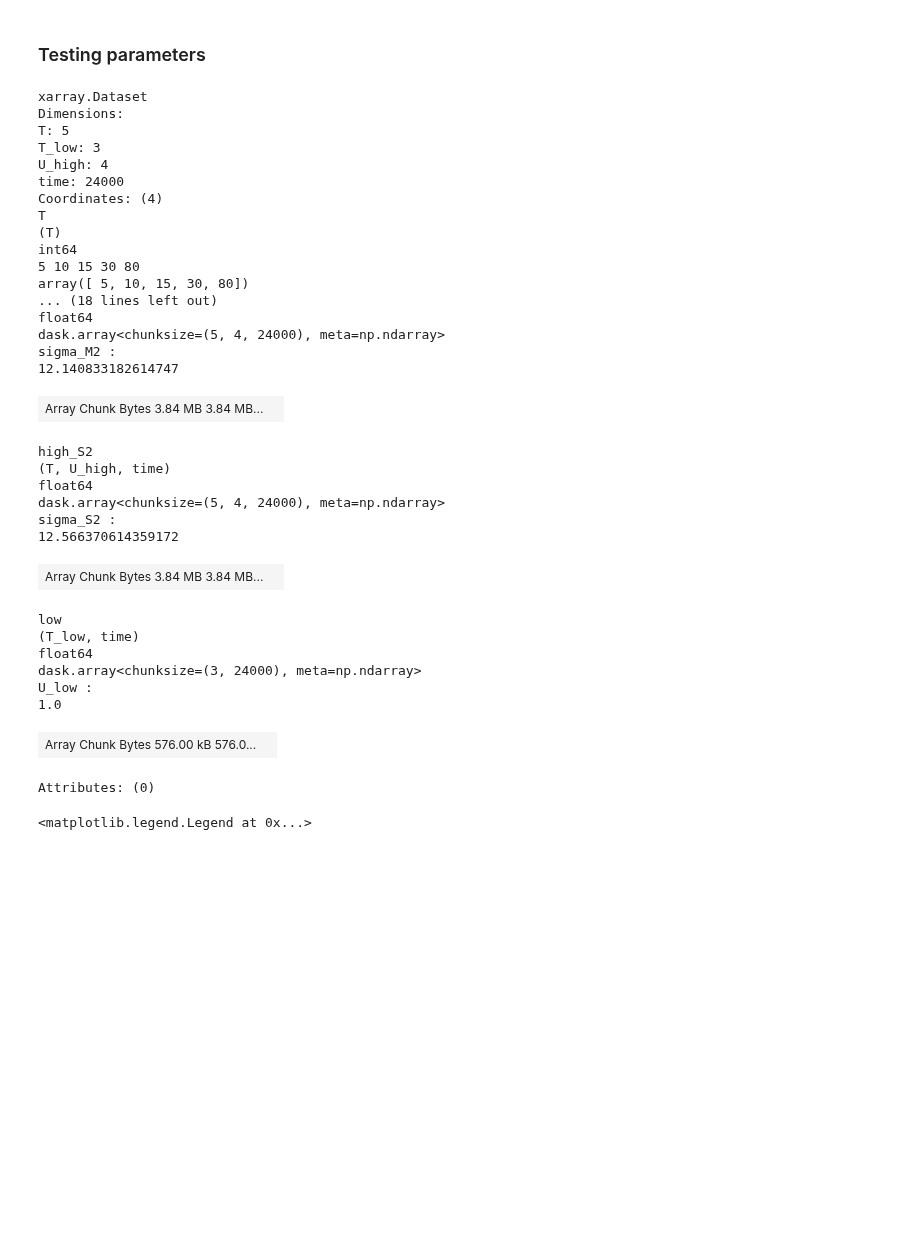
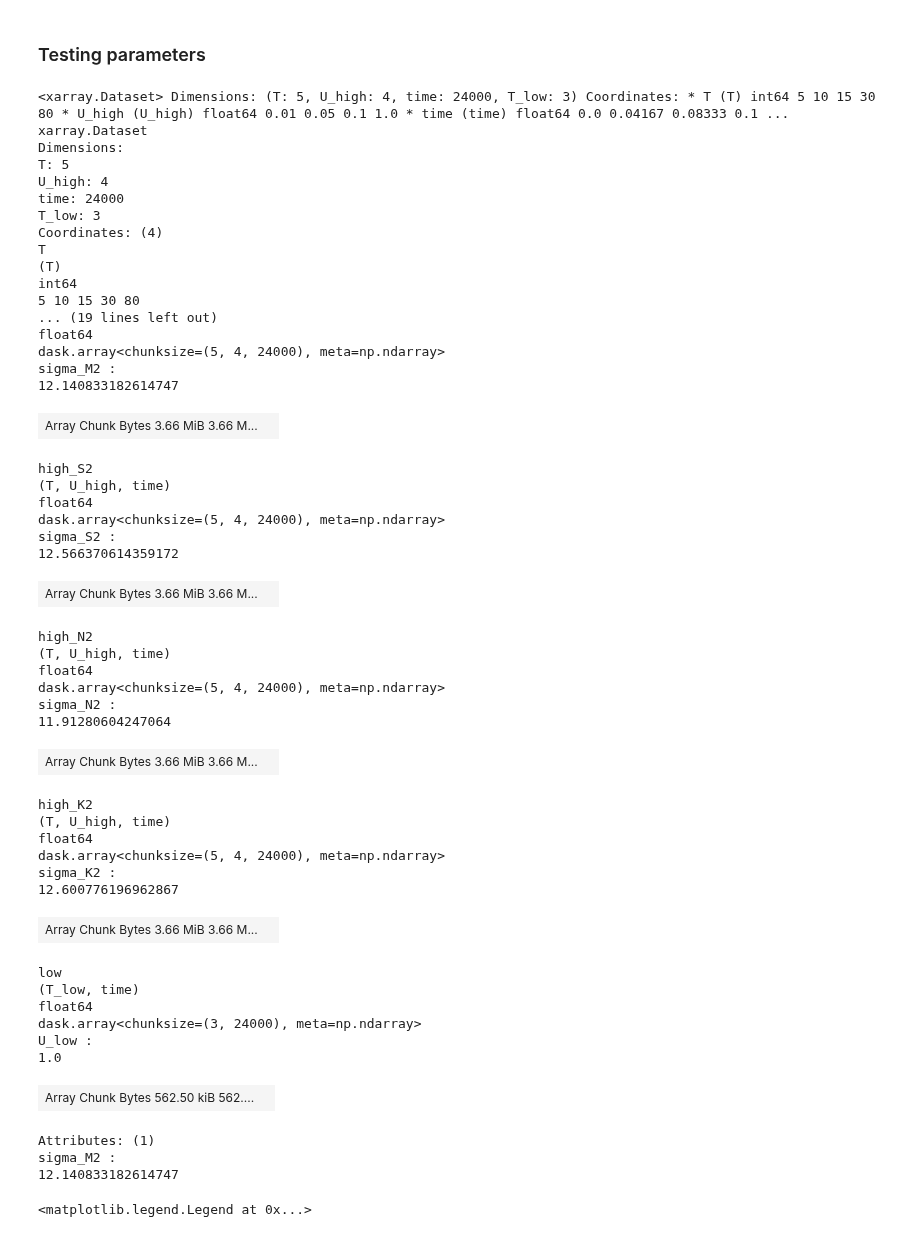
Before and after one commit to zcasparco/equinox_phd, a Jupyter notebook: synthetic_stats/bpassed_hilbert.ipynb, the cells around one changed output. Saved outputs shown, nothing was run; the diff lists cells and outputs as text; code cells hidden in the pictures; blank space fills up the shorter version.

```diff
--- a/synthetic_stats/bpassed_hilbert.ipynb
+++ b/synthetic_stats/bpassed_hilbert.ipynb
@@ -212,6 +223,26 @@ def tseries(kind, params={}, **kwargs):
         da = (#rename_attrs(da, T_high="T")
               da.rename(U='U_high')
              )
+    elif kind=="high_N2":
+        p = dict(U=[0.01, 0.05,.1, 1.], T=T, sigma=omega_N2*rad)
+        p.update(**params)
+        da = (u_high
+              .generate_tseries(params=p, **_kwargs)
+              .persist()
+             )
+        da = (#rename_attrs(da, T_high="T")
+              da.rename(U='U_high')
+             )
+    elif kind=="high_K2":
+        p = dict(U=[0.01, 0.05,.1, 1.], T=T, sigma=omega_K2*rad)
+        p.update(**params)
+        da = (u_high
+              .generate_tseries(params=p, **_kwargs)
+              .persist()
+             )
+        da = (#rename_attrs(da, T_high="T")
+              da.rename(U='U_high')
+             )
     else:
         p = dict(T=T_low)
         p.update(**params)
@@ -230,46 +261,71 @@ da_high_M2 = tseries("high_M2",draws=1).persist()
 da_high_M2 = da_high_M2.rename('high_M2')
 da_high_S2 = tseries("high_S2",draws=1).persist()
 da_high_S2 = da_high_S2.rename('high_S2')
+da_high_N2 = tseries("high_N2",draws=1).persist()
+da_high_N2 = da_high_N2.rename('high_N2')
+da_high_K2 = tseries("high_K2",draws=1).persist()
+da_high_K2 = da_high_K2.rename('high_K2')
+
+
 da_low = tseries("low",draws=1).persist()
 # %%
 da_high_M2.attrs = {'sigma_M2':da_high_M2.attrs['sigma']}
 da_high_S2.attrs = {'sigma_S2':da_high_S2.attrs['sigma']}
 
-ds = xr.merge([da_high_M2,da_high_S2, da_low.rename({'T':'T_low'})]) #, combine_attrs="no_conflicts"
+da_high_N2.attrs = {'sigma_N2':da_high_N2.attrs['sigma']}
+da_high_K2.attrs = {'sigma_K2':da_high_K2.attrs['sigma']}
+
+ds = xr.merge([da_high_M2,da_high_S2,da_high_N2,da_high_K2, da_low.rename({'T':'T_low'})]) #, combine_attrs="no_conflicts"
 #ds = ds.assign_coords({'T':T})
 ds
 # %% [output]
+<xarray.Dataset> Dimensions: (T: 5, U_high: 4, time: 24000, T_low: 3) Coordinates: * T (T) int64 5 10 15 30 80 * U_high (U_high) float64 0.01 0.05 0.1 1.0 * time (time) float64 0.0 0.04167 0.08333 0.1 ...
 xarray.Dataset
 Dimensions:
 T: 5
-T_low: 3
 U_high: 4
 time: 24000
+T_low: 3
 Coordinates: (4)
 T
 (T)
 int64
 5 10 15 30 80
-array([ 5, 10, 15, 30, 80])
-... (18 lines left out)
+... (19 lines left out)
 float64
 dask.array<chunksize=(5, 4, 24000), meta=np.ndarray>
 sigma_M2 :
 12.140833182614747
-| Array Chunk Bytes 3.84 MB 3.84 MB... |  |
+| Array Chunk Bytes 3.66 MiB 3.66 M... |  |
 high_S2
 (T, U_high, time)
 float64
 dask.array<chunksize=(5, 4, 24000), meta=np.ndarray>
 sigma_S2 :
 12.566370614359172
-| Array Chunk Bytes 3.84 MB 3.84 MB... |  |
+| Array Chunk Bytes 3.66 MiB 3.66 M... |  |
-low
-(T_low, time)
+high_N2
+(T, U_high, time)
 float64
-dask.array<chunksize=(3, 24000), meta=np.ndarray>
-U_low :
-1.0
+dask.array<chunksize=(5, 4, 24000), meta=np.ndarray>
+sigma_N2 :
+11.91280604247064
-| Array Chunk Bytes 576.00 kB 576.0... |  |
+| Array Chunk Bytes 3.66 MiB 3.66 M... |  |
-Attributes: (0)
+high_K2
+(T, U_high, time)
+float64
+dask.array<chunksize=(5, 4, 24000), meta=np.ndarray>
+sigma_K2 :
+12.600776196962867
+| Array Chunk Bytes 3.66 MiB 3.66 M... |  |
+low
+(T_low, time)
+float64
+dask.array<chunksize=(3, 24000), meta=np.ndarray>
+U_low :
+1.0
+| Array Chunk Bytes 562.50 kiB 562.... |  |
+Attributes: (1)
+sigma_M2 :
+12.140833182614747
 # %%
```
Also changed, not shown: parts of 30 cells of this notebook.
